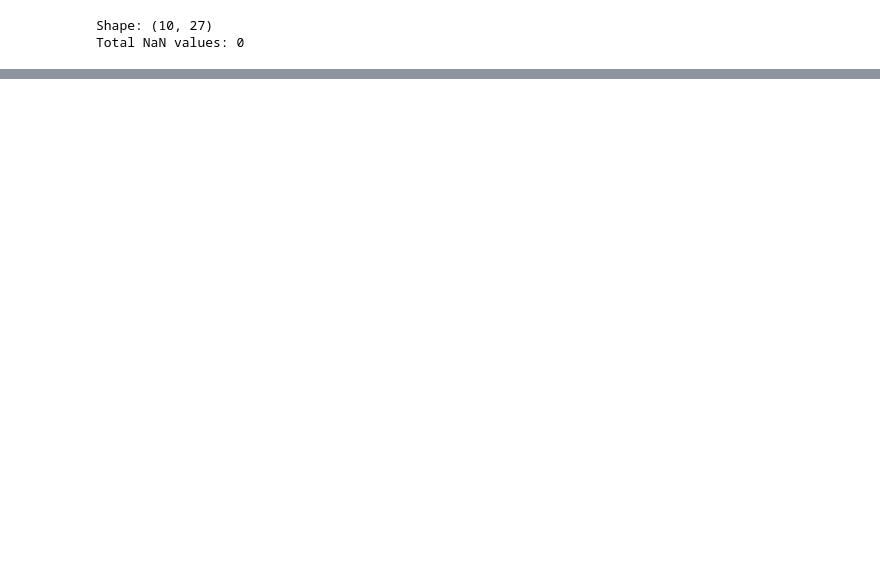
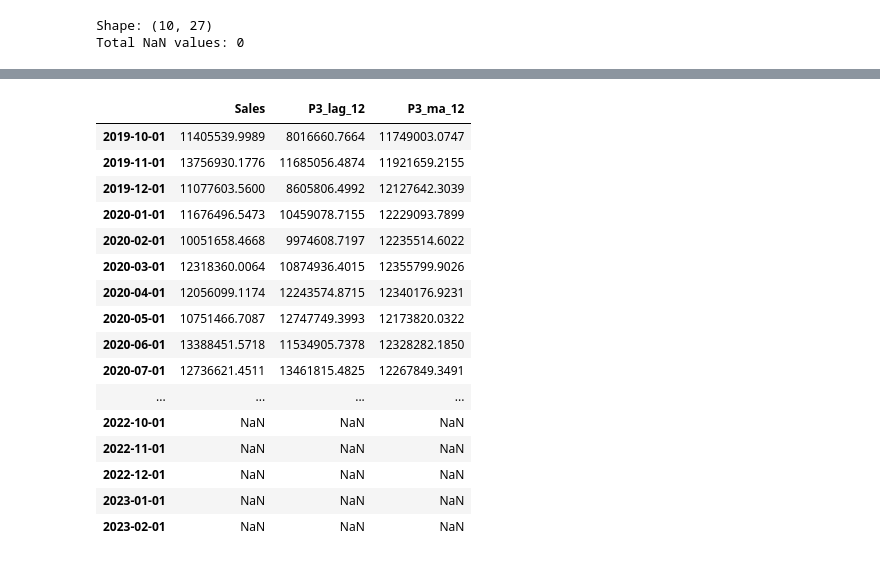
Before and after one commit to BeatrizAzevedoMonteiro/BCwDS_Case-2_SIEMENS_MonthlySalesForecast, a Jupyter notebook: modeling.ipynb, the cells around one changed output, grey strips where cells are left out. Drawn from its saved outputs; the diff is of its cells as text; code cells hidden in the pictures; blank space fills up the shorter version.

```diff
--- a/modeling.ipynb
+++ b/modeling.ipynb
@@ -2614,0 +3077,20 @@ Total NaN values: 0
+# %%
+df_extended
+# %% [output]
+|  | Sales | P3_lag_12 | P3_ma_12 |
+| 2019-10-01 | 11405539.9989 | 8016660.7664 | 11749003.0747 |
+| 2019-11-01 | 13756930.1776 | 11685056.4874 | 11921659.2155 |
+| 2019-12-01 | 11077603.5600 | 8605806.4992 | 12127642.3039 |
+| 2020-01-01 | 11676496.5473 | 10459078.7155 | 12229093.7899 |
+| 2020-02-01 | 10051658.4668 | 9974608.7197 | 12235514.6022 |
+| 2020-03-01 | 12318360.0064 | 10874936.4015 | 12355799.9026 |
+| 2020-04-01 | 12056099.1174 | 12243574.8715 | 12340176.9231 |
+| 2020-05-01 | 10751466.7087 | 12747749.3993 | 12173820.0322 |
+| 2020-06-01 | 13388451.5718 | 11534905.7378 | 12328282.1850 |
+| 2020-07-01 | 12736621.4511 | 13461815.4825 | 12267849.3491 |
+| ... | ... | ... | ... |
+| 2022-10-01 | NaN | NaN | NaN |
+| 2022-11-01 | NaN | NaN | NaN |
+| 2022-12-01 | NaN | NaN | NaN |
+| 2023-01-01 | NaN | NaN | NaN |
+| 2023-02-01 | NaN | NaN | NaN |
```
Also changed, not shown: parts of 40 cells of this notebook.
